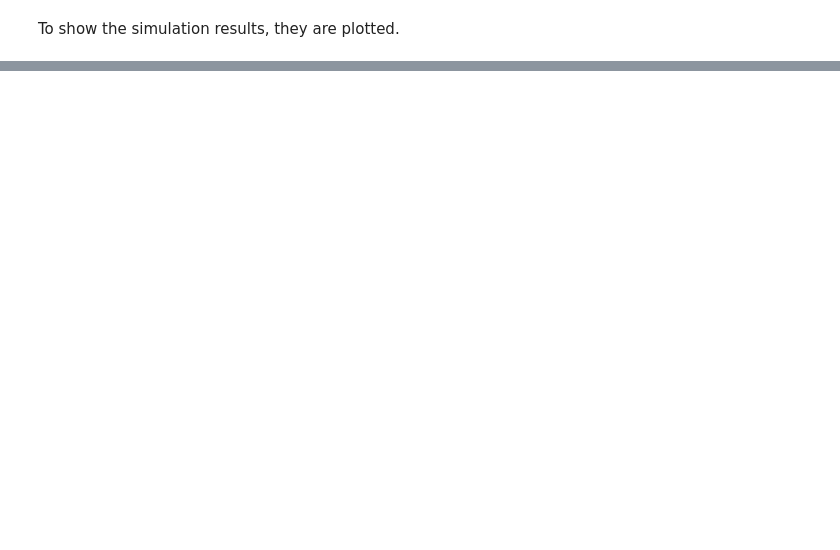
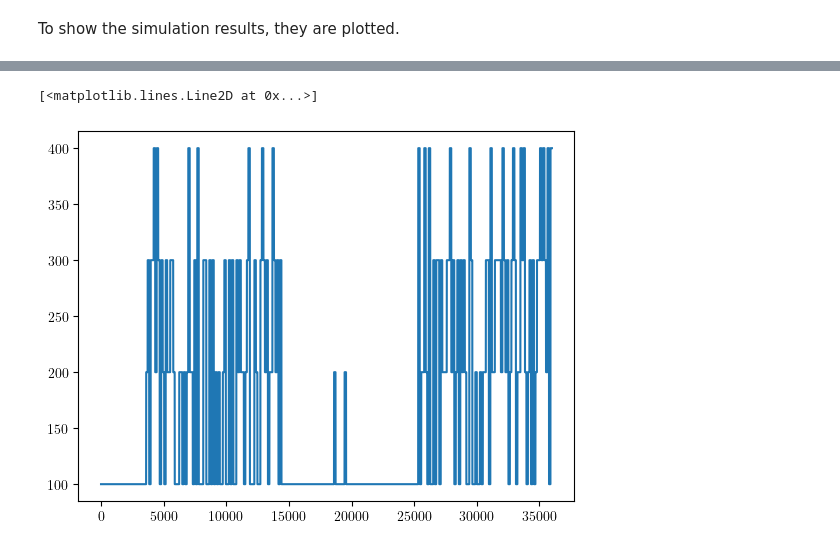
Before and after one commit to rAnnuth/stablerls, a Jupyter notebook: examples/04-Customising_Timing.ipynb, the cells around one changed output, grey strips where cells are left out. Cells and saved outputs as stored; diff of their text form; code cells hidden in the pictures; blank space fills up the shorter version.

```diff
--- a/examples/04-Customising_Timing.ipynb
+++ b/examples/04-Customising_Timing.ipynb
@@ -279,0 +372,5 @@ figBat.show()
+# %%
+plt.plot(microgrid.a['LoadPower'])
+# %% [output]
+[<matplotlib.lines.Line2D at 0x...>]
+[figure, added]
```
Also changed, not shown: parts of 9 cells of this notebook, 3 other files.
